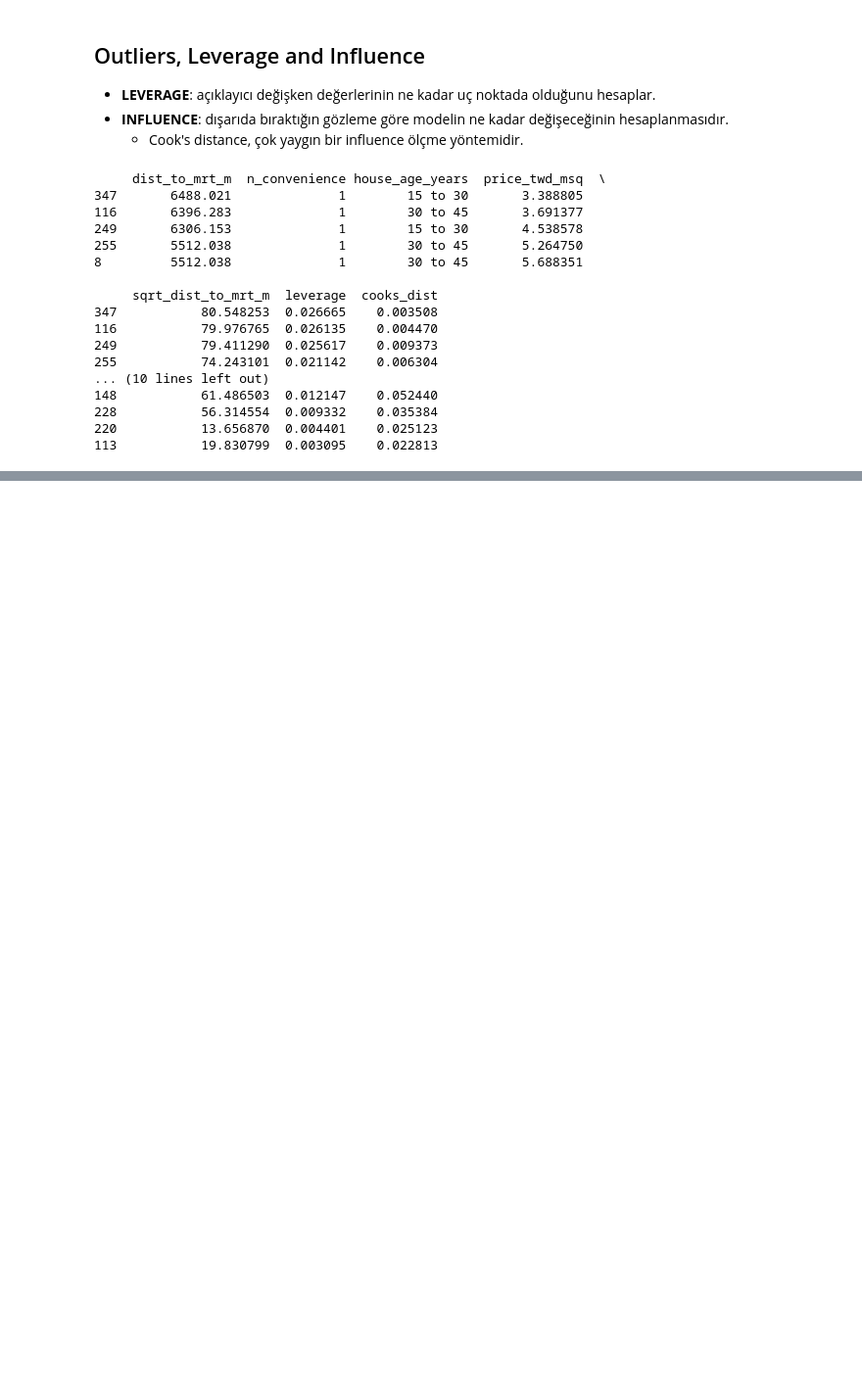
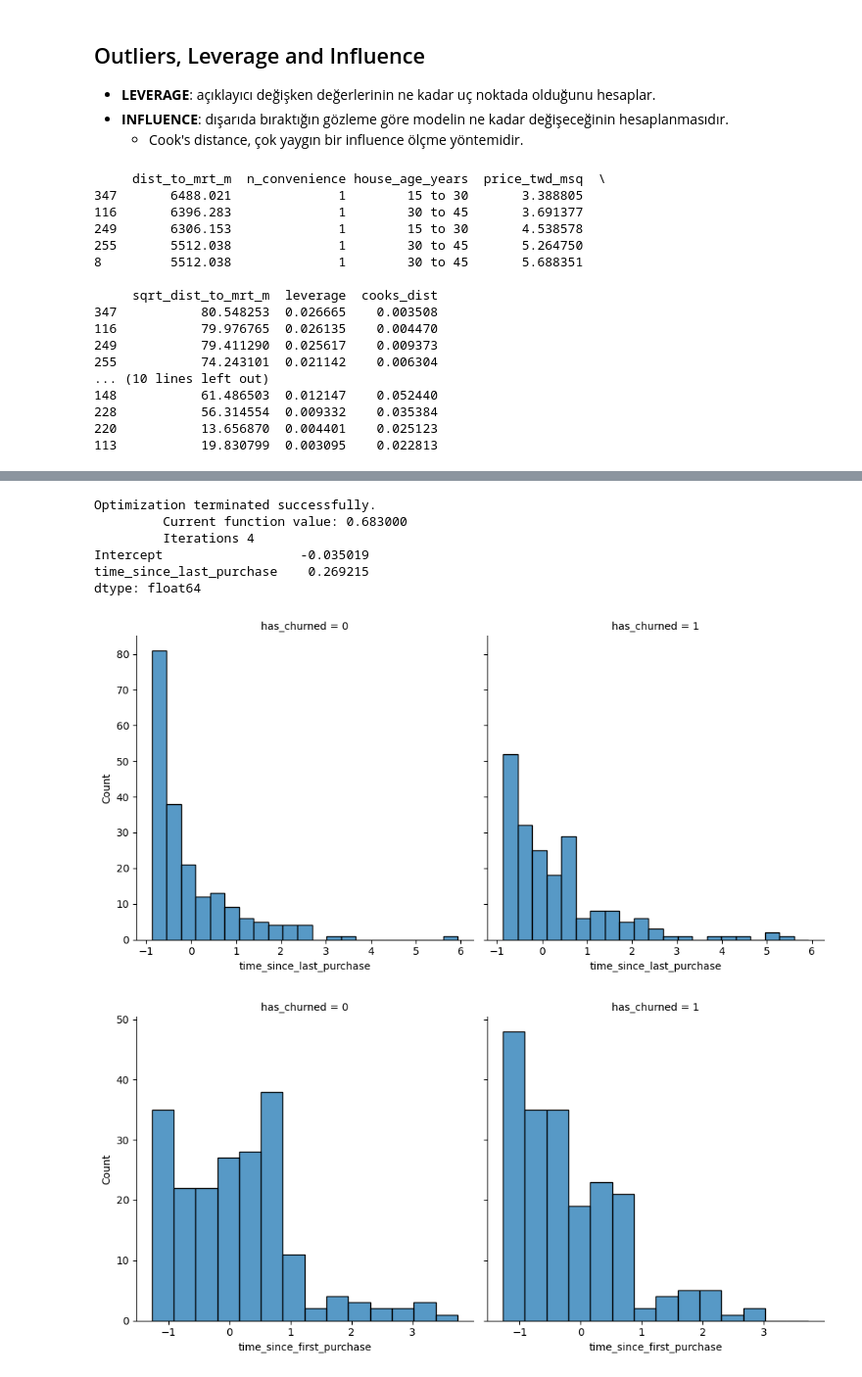
Before and after one commit to umutky/datascience_repo, a Jupyter notebook: regression.ipynb, the cells around one changed output, grey strips where cells are left out. Shown at 98% size. Cells and saved outputs as stored; diff of their text form; code cells hidden in the pictures; blank space fills up the shorter version.

```diff
--- a/regression.ipynb
+++ b/regression.ipynb
@@ -568,0 +571,3 @@ print(taiwan_real_estate.sort_values("cooks_dist", ascending=False).head())
+# %%
+churn = pd.read_csv("/home/umut/python_calismalar/churn.csv")
+churn.head(6)
@@ -568,0 +582,24 @@ print(taiwan_real_estate.sort_values("cooks_dist", ascending=False).head())
+# %%
+from statsmodels.formula.api import logit
+mdl_churn_vs_recency_logit = logit("has_churned ~ time_since_last_purchase", data=churn).fit()
+
+print(mdl_churn_vs_recency_logit.params)
+# %% [output]
+Optimization terminated successfully.
+         Current function value: 0.683000
+         Iterations 4
+Intercept                  -0.035019
+time_since_last_purchase    0.269215
+dtype: float64
+# %%
+# Create the histograms of time_since_last_purchase split by has_churned
+sns.displot(x="time_since_last_purchase", col="has_churned", data=churn)
+plt.show()
+
+# Redraw the plot with time_since_first_purchase
+sns.displot(x="time_since_first_purchase", col="has_churned", data=churn)
+
+plt.show()
+# %% [output]
+[figure, added]
+[figure, added]
```
Also changed, not shown: parts of 4 cells of this notebook.
